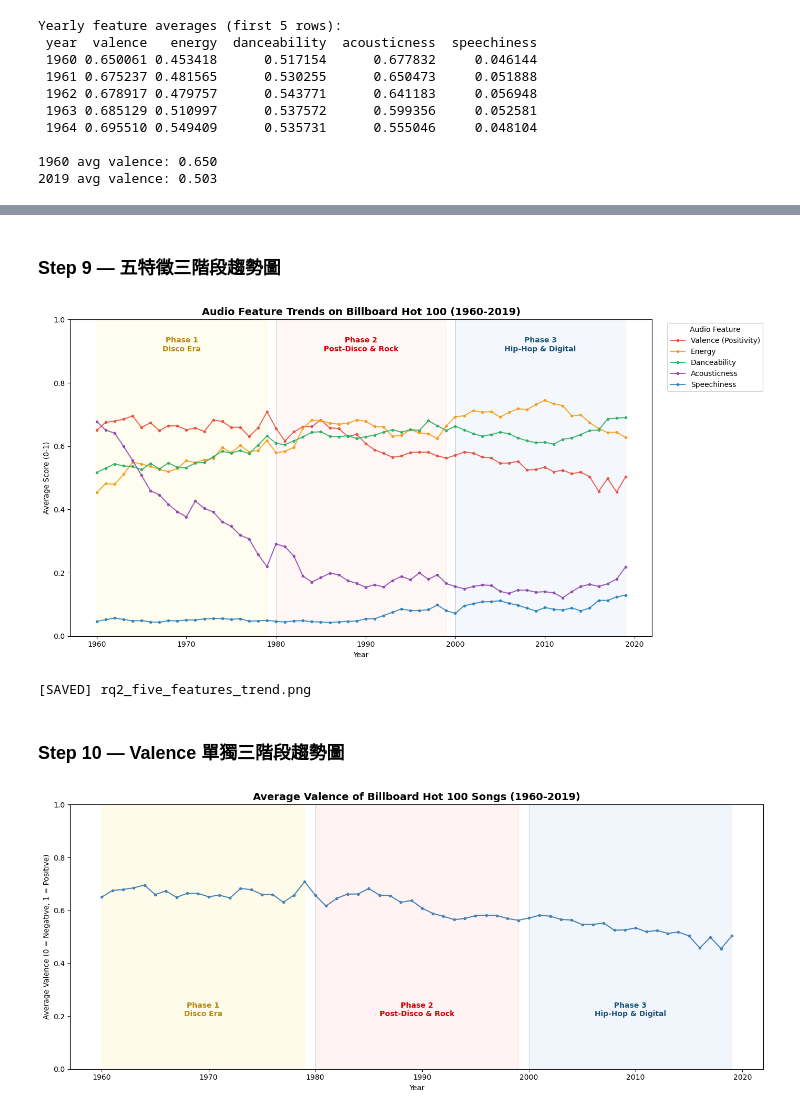
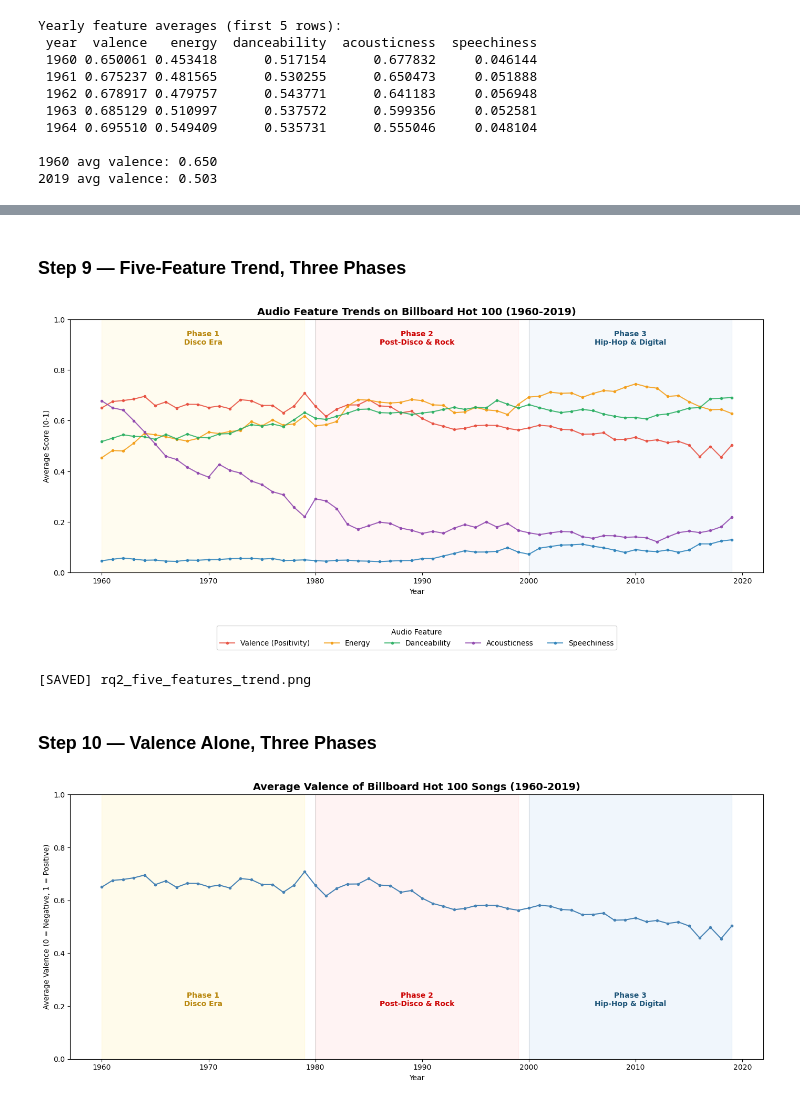
Before and after one commit to Vivian-be-nerd/FuWei-Portfolio, a Jupyter notebook: data-analysis-projects/music-analysis/Python/05_EDA_auto.ipynb, the cells around one changed output, grey strips where cells are left out. Cells and saved outputs as stored; diff of their text form; code cells hidden in the pictures.

```diff
--- a/data-analysis-projects/music-analysis/Python/05_EDA_auto.ipynb
+++ b/data-analysis-projects/music-analysis/Python/05_EDA_auto.ipynb
@@ -216,37 +314,40 @@ def add_phase_backgrounds(ax, label_y=0.90, alpha=0.06):
     ax.axvline(1980, color='gray', linewidth=0.6, alpha=0.5)
     ax.axvline(2000, color='gray', linewidth=0.6, alpha=0.5)
 # %% [markdown]
-### Step 9 — 五特徵三階段趨勢圖
+### Step 9 — Five-Feature Trend, Three Phases
 # %%
 fig, ax = plt.subplots(figsize=(14, 7))
 add_phase_backgrounds(ax, label_y=0.90)
 
 feature_colors = {
     'valence': '#E74C3C', 'energy': '#F39C12', 'danceability': '#27AE60',
     'acousticness': '#8E44AD', 'speechiness': '#2980B9',
 }
 feature_labels = {
     'valence': 'Valence (Positivity)', 'energy': 'Energy', 'danceability': 'Danceability',
     'acousticness': 'Acousticness', 'speechiness': 'Speechiness',
 }
 for feat, color in feature_colors.items():
     ax.plot(features_yearly['year'], features_yearly[feat], color=color, linewidth=1.5,
             marker='o', markersize=3, alpha=0.85, label=feature_labels[feat])
 
 ax.set_ylim(0, 1)
 ax.set_title('Audio Feature Trends on Billboard Hot 100 (1960-2019)', fontsize=14, fontweight='bold')
 ax.set_xlabel('Year')
 ax.set_ylabel('Average Score (0-1)')
-ax.legend(title='Audio Feature', bbox_to_anchor=(1.02, 1), loc='upper left')
+# Legend moved below the plot (not to the right) so this chart's plot area is the
+# same width as Step 11's divergence chart -- lets the two stacked charts' year-axes
+# line up visually when compared (Vivian's request, 2026/08/19).
+ax.legend(title='Audio Feature', loc='lower center', bbox_to_anchor=(0.5, -0.32), ncol=5)
 plt.tight_layout()
 plt.savefig('../Data/rq2_five_features_trend.png', dpi=120)
 plt.show()
 print('[SAVED] rq2_five_features_trend.png')
 # %% [output]
-[figure, old version]
+[figure, new version]
 [SAVED] rq2_five_features_trend.png
 # %% [markdown]
-### Step 10 — Valence 單獨三階段趨勢圖
+### Step 10 — Valence Alone, Three Phases
 # %%
 fig, ax = plt.subplots(figsize=(14, 6))
 add_phase_backgrounds(ax, label_y=0.2, alpha=0.08)
```
Also changed, not shown: parts of 54 cells of this notebook, 2 other files.
